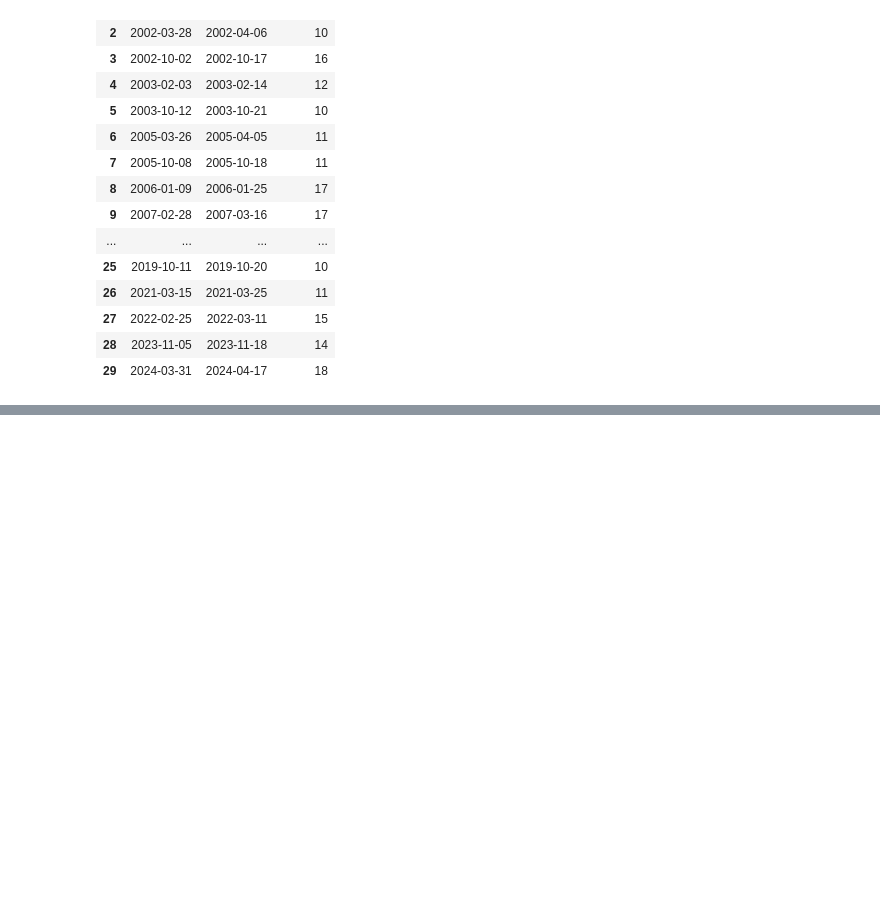
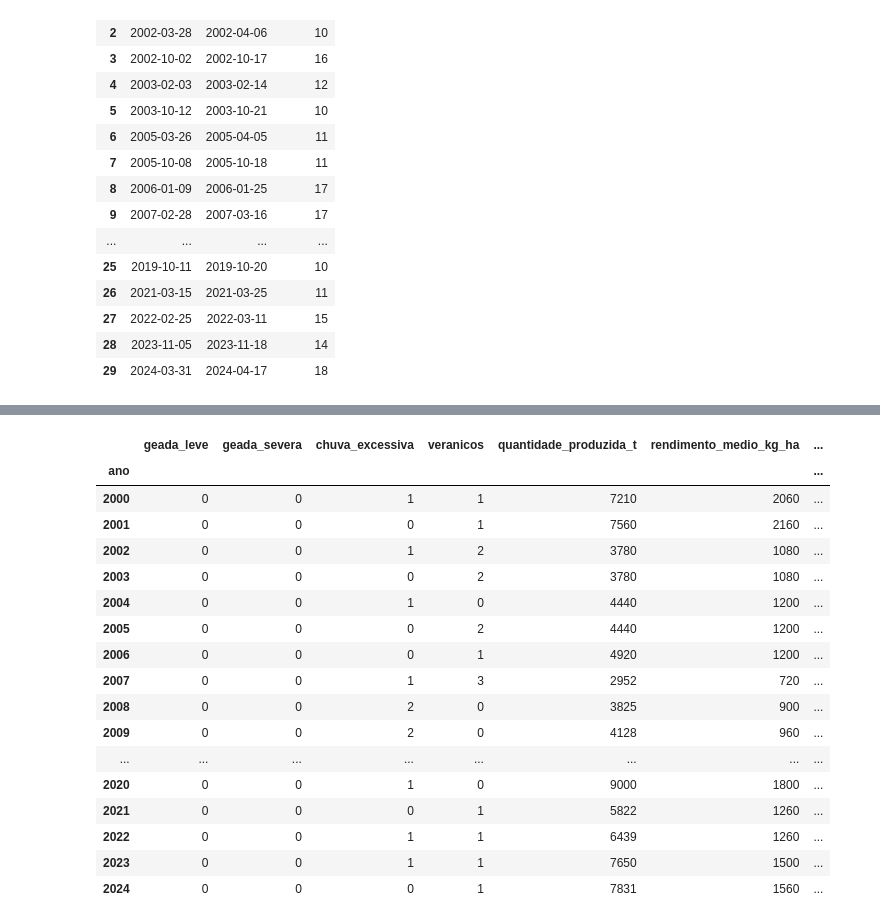
Before and after one commit to cauafdev/agroclima-cafe, a Jupyter notebook: notebooks/03_eda.ipynb, the cells around one changed output, grey strips where cells are left out. Drawn from its saved outputs; the diff is of its cells as text; code cells hidden in the pictures; blank space fills up the shorter version.

```diff
--- a/notebooks/03_eda.ipynb
+++ b/notebooks/03_eda.ipynb
@@ -149,0 +158,25 @@ Veranicos detectados: 30
+# %%
+df_cafe = pd.read_csv("../data/processed/lavras_producao_cafe_limpo.csv")
+df_cafe = df_cafe.set_index("ano")
+
+clima_x_producao = resumo.join(df_cafe, how="inner")
+clima_x_producao
+# %% [output]
+|  | geada_leve | geada_severa | chuva_excessiva | veranicos | quantidade_produzida_t | rendimento_medio_kg_ha | ... |
+| ano |  |  |  |  |  |  | ... |
+| 2000 | 0 | 0 | 1 | 1 | 7210 | 2060 | ... |
+| 2001 | 0 | 0 | 0 | 1 | 7560 | 2160 | ... |
+| 2002 | 0 | 0 | 1 | 2 | 3780 | 1080 | ... |
+| 2003 | 0 | 0 | 0 | 2 | 3780 | 1080 | ... |
+| 2004 | 0 | 0 | 1 | 0 | 4440 | 1200 | ... |
+| 2005 | 0 | 0 | 0 | 2 | 4440 | 1200 | ... |
+| 2006 | 0 | 0 | 0 | 1 | 4920 | 1200 | ... |
+| 2007 | 0 | 0 | 1 | 3 | 2952 | 720 | ... |
+| 2008 | 0 | 0 | 2 | 0 | 3825 | 900 | ... |
+| 2009 | 0 | 0 | 2 | 0 | 4128 | 960 | ... |
+| ... | ... | ... | ... | ... | ... | ... | ... |
+| 2020 | 0 | 0 | 1 | 0 | 9000 | 1800 | ... |
+| 2021 | 0 | 0 | 0 | 1 | 5822 | 1260 | ... |
+| 2022 | 0 | 0 | 1 | 1 | 6439 | 1260 | ... |
+| 2023 | 0 | 0 | 1 | 1 | 7650 | 1500 | ... |
+| 2024 | 0 | 0 | 0 | 1 | 7831 | 1560 | ... |
```
Also changed, not shown: parts of 6 cells of this notebook, 2 other files.
